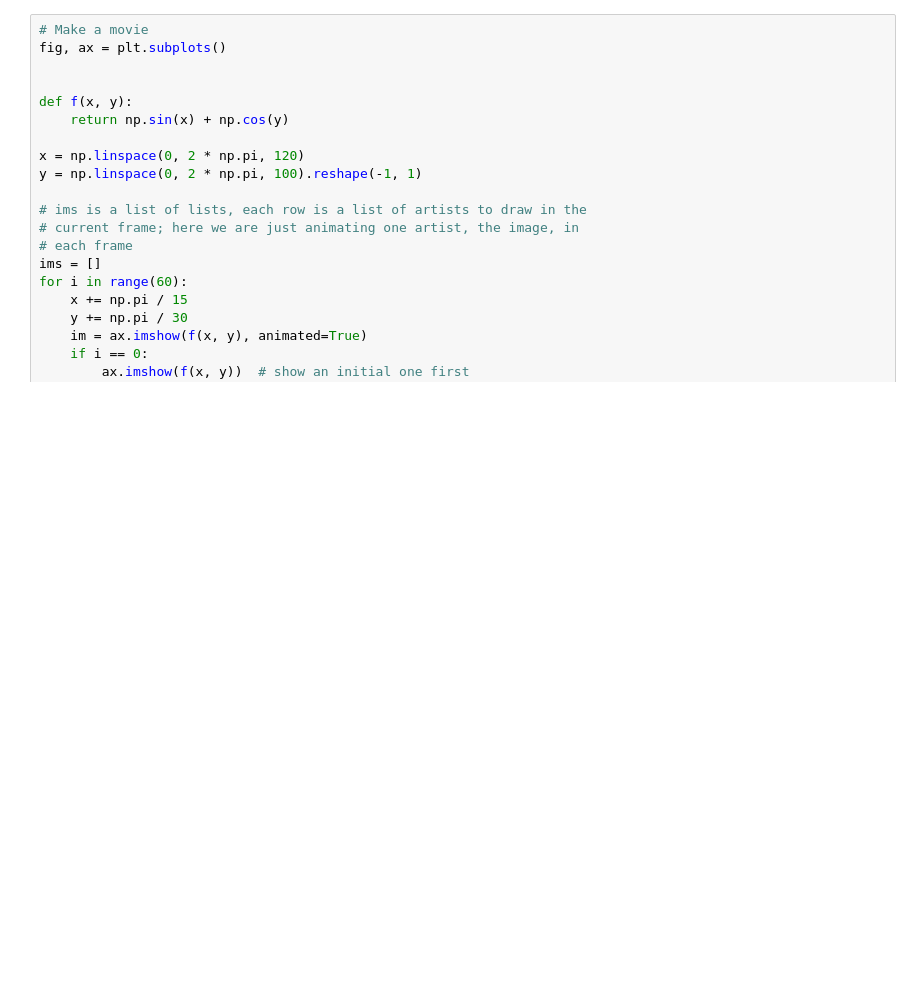
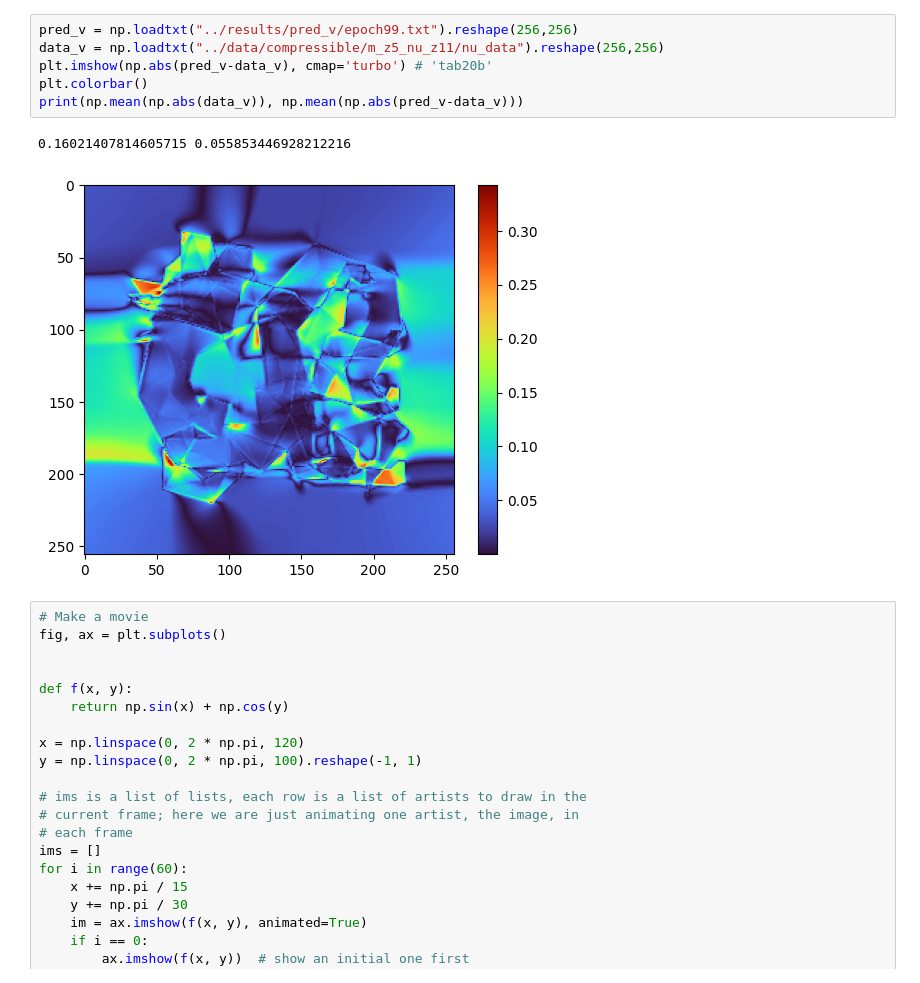
Before and after one commit to data-science-tamu/data-science-projects, a Jupyter notebook: plot/plot.ipynb, the cells around one changed output. Cells and saved outputs as stored; diff of their text form; blank space fills up the shorter version.

```diff
--- a/plot/plot.ipynb
+++ b/plot/plot.ipynb
@@ -21,3 +47,12 @@ Warning: Cannot change to a different GUI toolkit: widget. Using notebook instea
+# %%
+pred_v = np.loadtxt("../results/pred_v/epoch99.txt").reshape(256,256)
+data_v = np.loadtxt("../data/compressible/m_z5_nu_z11/nu_data").reshape(256,256)
+plt.imshow(np.abs(pred_v-data_v), cmap='turbo') # 'tab20b'
+plt.colorbar()
+print(np.mean(np.abs(data_v)), np.mean(np.abs(pred_v-data_v)))
+# %% [output]
+0.16021407814605715 0.055853446928212216
+[figure, added]
 # %%
 # Make a movie
 fig, ax = plt.subplots()
```
Also changed, not shown: parts of 12 cells of this notebook, 4 other files.
